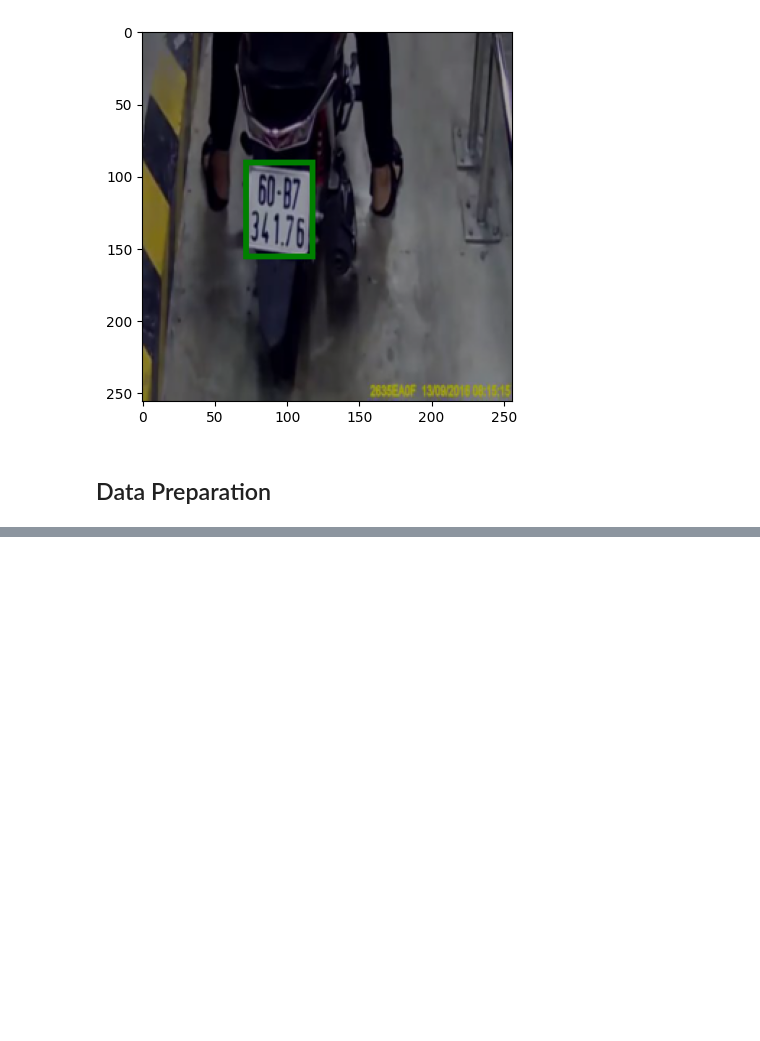
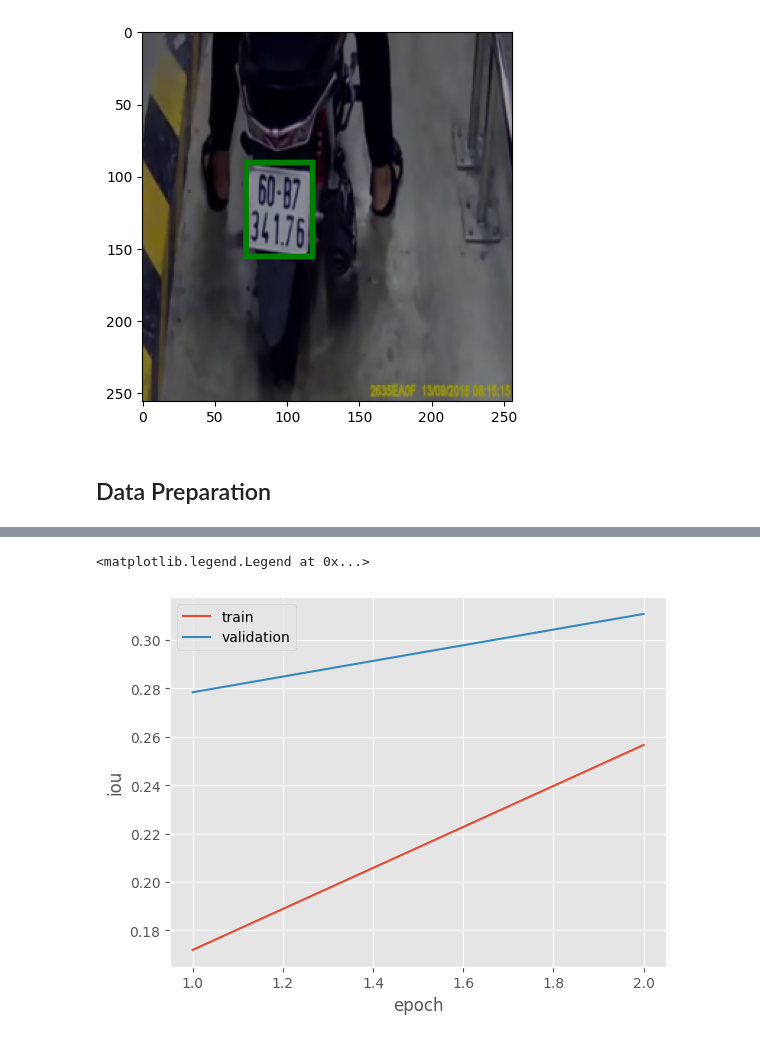
Before and after one commit to riccardo-borgo/Plate-Recognition-CNN, a Jupyter notebook: main.ipynb, the cells around one changed output, grey strips where cells are left out. Saved outputs shown, nothing was run; the diff lists cells and outputs as text; code cells hidden in the pictures; blank space fills up the shorter version.

```diff
--- a/main.ipynb
+++ b/main.ipynb
@@ -241,0 +449,9 @@ show_image_with_bb(new_image, bbox_new)
+# %%
+plt.plot(range(1, num_epochs+1), iou_tracking['train'], label='train')
+plt.plot(range(1, num_epochs+1), iou_tracking['val'], label='validation')
+plt.xlabel('epoch')
+plt.ylabel('iou')
+plt.legend()
+# %% [output]
+<matplotlib.legend.Legend at 0x...>
+[figure, added]
```
Also changed, not shown: parts of 24 cells of this notebook, 1 other file.
